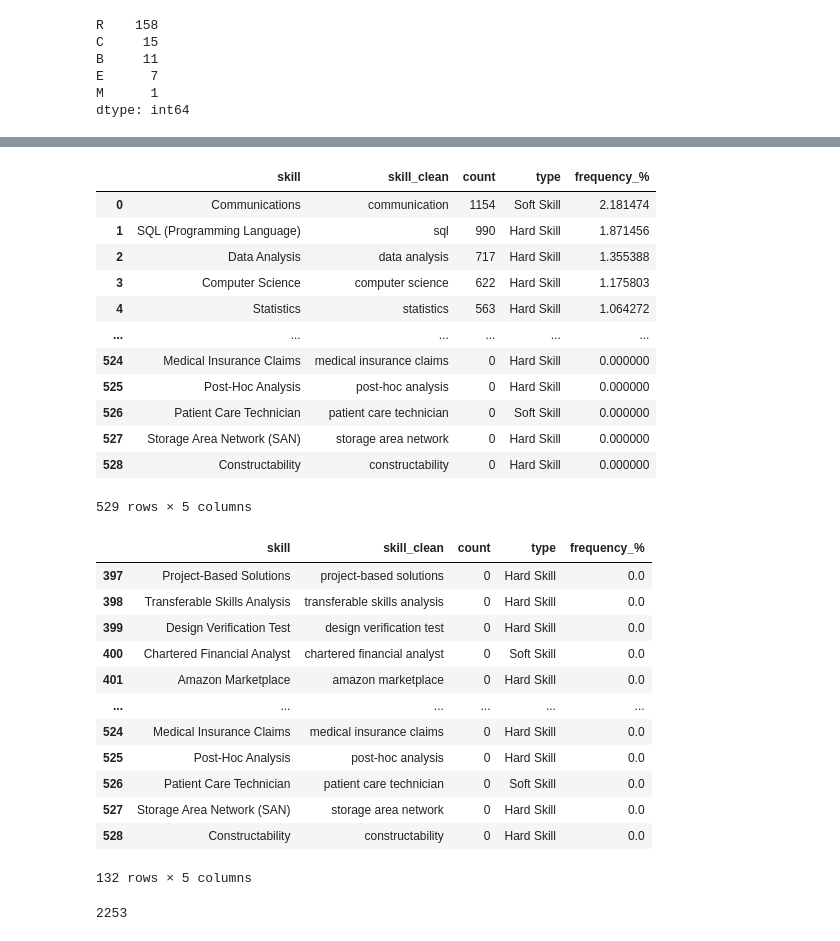
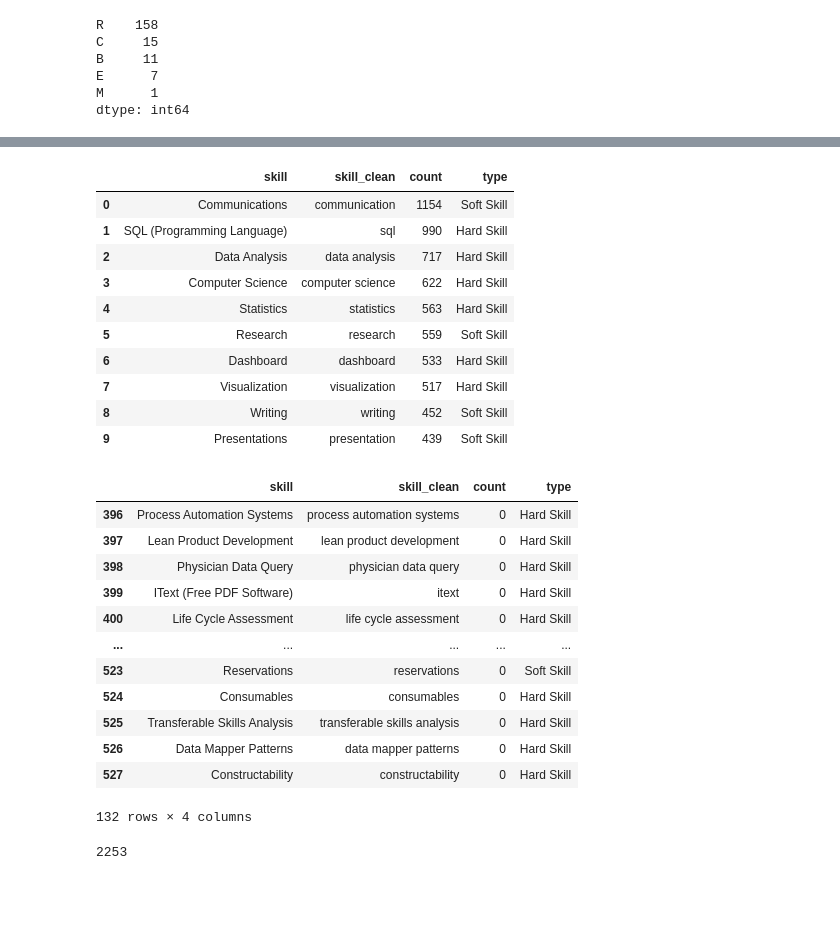
Before and after one commit to KristinaGol/Capstone-Project-DataCVPro, a Jupyter notebook: extract_skill_count_20.ipynb, the cells around one changed output, grey strips where cells are left out. Drawn from its saved outputs; the diff is of its cells as text; code cells hidden in the pictures; blank space fills up the shorter version.

Commit message:
cleaned top 50 skills list

```diff
--- a/extract_skill_count_20.ipynb
+++ b/extract_skill_count_20.ipynb
@@ -30,8 +24,8 @@ df_skills_top
 # %%
 # drop entries that are not really skills
 
-df_skills_top= df_skills_top.drop([0, 1, 4, 7, 9, 12, 13, 16, 20, 23, 44, 54, 104]).reset_index(drop=True)
-# dropped skills: analytics(0), management(1), tooling(4), operations(7), disabilities(9), levelling(12),  equalization(13), activism(20), industrialization(16), job descriptions(23), additives (44), governance (54), Hostile Work Environment(104)
+df_skills_top= df_skills_top.drop([0, 1, 4, 7, 9, 12, 13, 16, 20, 23, 44, 54, 57, 104]).reset_index(drop=True)
+# dropped skills: analytics(0), management(1), tooling(4), operations(7), disabilities(9), levelling(12),  equalization(13), activism(20), industrialization(16), job descriptions(23), additives (44), governance (54), Medic(57)(used in context of medical insurance as benefit), Hostile Work Environment(104)
 
 # delete count column (shows count of every occurence of skill, also multiple times per description)
 df_skills_top.drop(['count'], axis=1, inplace=True)
@@ -53,10 +47,11 @@ df_skills_top.head()
 
 df_skills_top['skill_clean'] = df_skills_top['skill_clean'].apply(lambda x: x.lower())
 
-# change communications to communication
+# change to singular
 df_skills_top['skill_clean'][0] = 'communication'
+df_skills_top['skill_clean'][7] = 'presentation'
 
-df_skills_top.head()
+df_skills_top.head(10)
 # %% [output]
 |  | skill | type | skill_clean |
 | 0 | Communications | Soft Skill | communication |
@@ -209,9 +209,9 @@ skills_count.head(6)
 
 skills_count['count'][16] = 7
 skills_count['count'][37] = 158
-skills_count['count'][155] = 1
-skills_count['count'][195] = 15
-skills_count['count'][115] = 11
+skills_count['count'][154] = 1
+skills_count['count'][194] = 15
+skills_count['count'][114] = 11
 # %% [output]
 A value is trying to be set on a copy of a slice from a DataFrame
 
@@ -235,0 +236,8 @@ See the caveats in the documentation: https://pandas.pydata.org/pandas-docs/stab
+# %%
+# rename to delete ' ' & change to upper case to merge with current list later
+
+skills_count['skill_clean'][16] = 'E'
+skills_count['skill_clean'][37] = 'R'
+skills_count['skill_clean'][154] = 'M'
+skills_count['skill_clean'][194] = 'C'
+skills_count['skill_clean'][114] = 'B'
@@ -236,36 +265,34 @@ See the caveats in the documentation: https://pandas.pydata.org/pandas-docs/stab
 # %%
 skills_count = skills_count.sort_values('count', ascending=False).reset_index(drop=True)
-skills_count
+skills_count.head(10)
 # %% [output]
-|  | skill | skill_clean | count | type | frequency_% |
-| 0 | Communications | communication | 1154 | Soft Skill | 2.181474 |
-| 1 | SQL (Programming Language) | sql | 990 | Hard Skill | 1.871456 |
-| 2 | Data Analysis | data analysis | 717 | Hard Skill | 1.355388 |
-| 3 | Computer Science | computer science | 622 | Hard Skill | 1.175803 |
-| 4 | Statistics | statistics | 563 | Hard Skill | 1.064272 |
-| ... | ... | ... | ... | ... | ... |
-| 524 | Medical Insurance Claims | medical insurance claims | 0 | Hard Skill | 0.000000 |
-| 525 | Post-Hoc Analysis | post-hoc analysis | 0 | Hard Skill | 0.000000 |
-| 526 | Patient Care Technician | patient care technician | 0 | Soft Skill | 0.000000 |
-| 527 | Storage Area Network (SAN) | storage area network | 0 | Hard Skill | 0.000000 |
-| 528 | Constructability | constructability | 0 | Hard Skill | 0.000000 |
+|  | skill | skill_clean | count | type |
+| 0 | Communications | communication | 1154 | Soft Skill |
+| 1 | SQL (Programming Language) | sql | 990 | Hard Skill |
+| 2 | Data Analysis | data analysis | 717 | Hard Skill |
+| 3 | Computer Science | computer science | 622 | Hard Skill |
+| 4 | Statistics | statistics | 563 | Hard Skill |
+| 5 | Research | research | 559 | Soft Skill |
+| 6 | Dashboard | dashboard | 533 | Hard Skill |
+| 7 | Visualization | visualization | 517 | Hard Skill |
+| 8 | Writing | writing | 452 | Soft Skill |
+| 9 | Presentations | presentation | 439 | Soft Skill |
-529 rows × 5 columns
 # %%
 skills_count.query('count == 0')
 # %% [output]
-|  | skill | skill_clean | count | type | frequency_% |
-| 397 | Project-Based Solutions | project-based solutions | 0 | Hard Skill | 0.0 |
-| 398 | Transferable Skills Analysis | transferable skills analysis | 0 | Hard Skill | 0.0 |
-| 399 | Design Verification Test | design verification test | 0 | Hard Skill | 0.0 |
-| 400 | Chartered Financial Analyst | chartered financial analyst | 0 | Soft Skill | 0.0 |
-| 401 | Amazon Marketplace | amazon marketplace | 0 | Hard Skill | 0.0 |
-| ... | ... | ... | ... | ... | ... |
-| 524 | Medical Insurance Claims | medical insurance claims | 0 | Hard Skill | 0.0 |
-| 525 | Post-Hoc Analysis | post-hoc analysis | 0 | Hard Skill | 0.0 |
-| 526 | Patient Care Technician | patient care technician | 0 | Soft Skill | 0.0 |
-| 527 | Storage Area Network (SAN) | storage area network | 0 | Hard Skill | 0.0 |
-| 528 | Constructability | constructability | 0 | Hard Skill | 0.0 |
+|  | skill | skill_clean | count | type |
+| 396 | Process Automation Systems | process automation systems | 0 | Hard Skill |
+| 397 | Lean Product Development | lean product development | 0 | Hard Skill |
+| 398 | Physician Data Query | physician data query | 0 | Hard Skill |
+| 399 | IText (Free PDF Software) | itext | 0 | Hard Skill |
+| 400 | Life Cycle Assessment | life cycle assessment | 0 | Hard Skill |
+| ... | ... | ... | ... | ... |
+| 523 | Reservations | reservations | 0 | Soft Skill |
+| 524 | Consumables | consumables | 0 | Hard Skill |
+| 525 | Transferable Skills Analysis | transferable skills analysis | 0 | Hard Skill |
+| 526 | Data Mapper Patterns | data mapper patterns | 0 | Hard Skill |
+| 527 | Constructability | constructability | 0 | Hard Skill |
-132 rows × 5 columns
+132 rows × 4 columns
 # %%
 jobs_20['job_description'].count()
 # %% [output]
```
Also changed, not shown: parts of 20 cells of this notebook.
